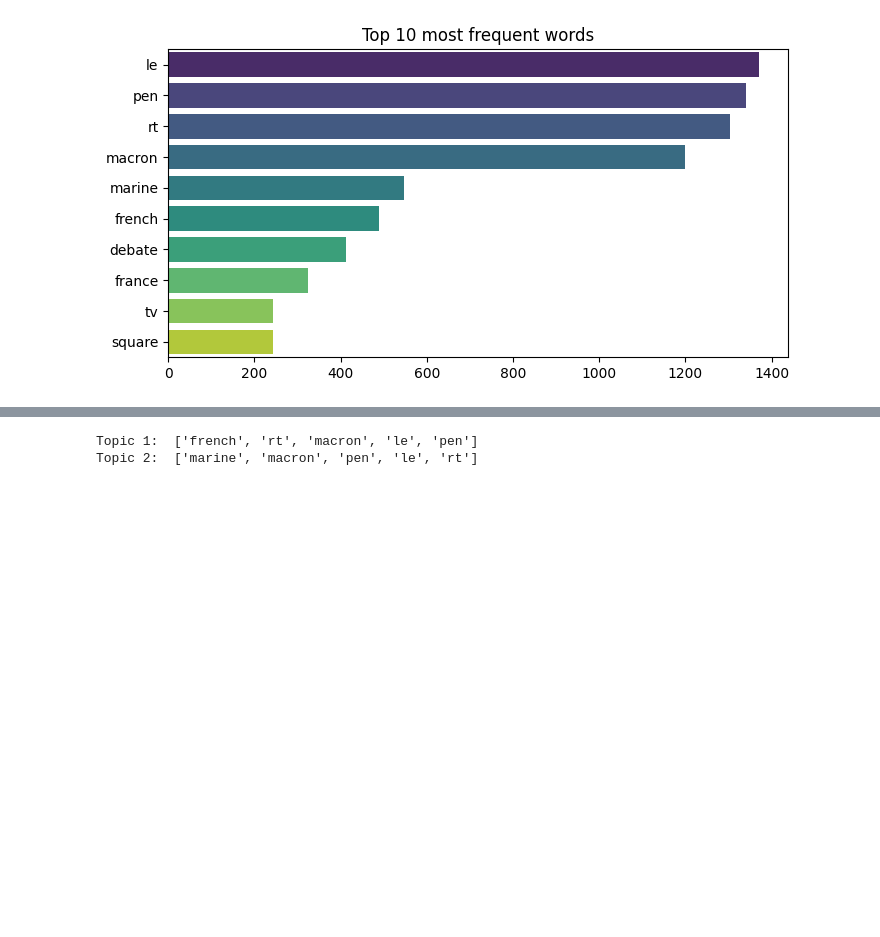
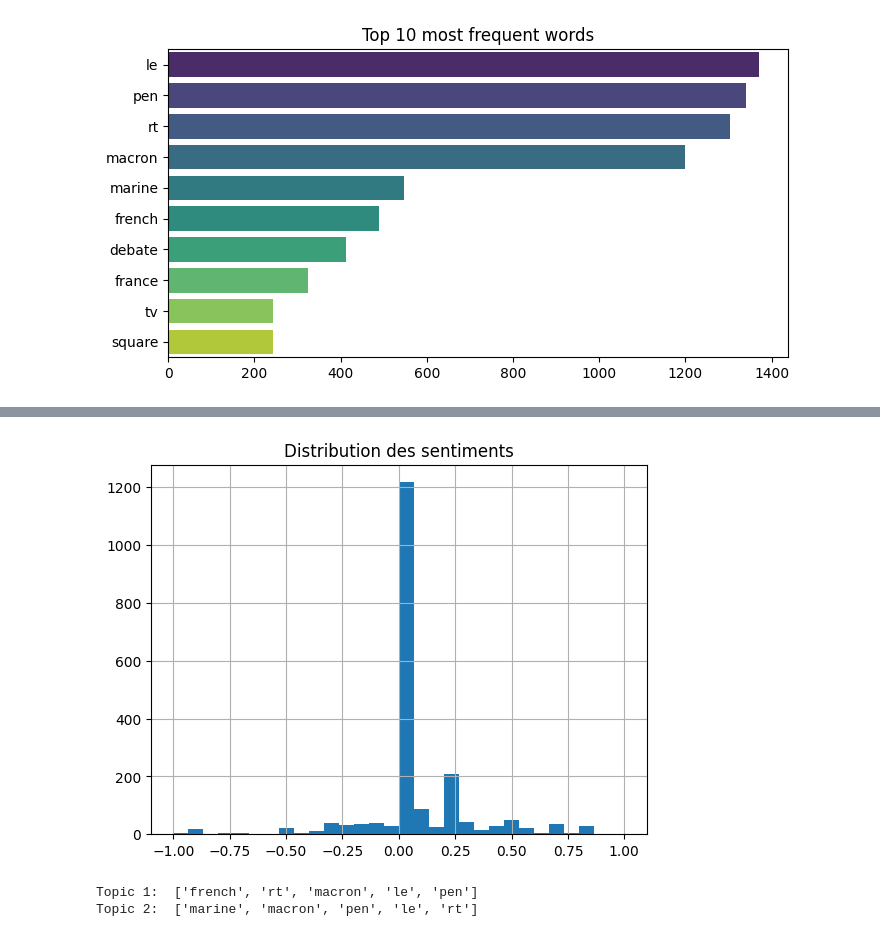
Before and after one commit to micagonzdark/ComputationalSocialSciences, a Jupyter notebook: project/analysis.ipynb, the cells around one changed output, grey strips where cells are left out. Saved outputs shown, nothing was run; the diff lists cells and outputs as text; code cells hidden in the pictures; blank space fills up the shorter version.

```diff
--- a/project/analysis.ipynb
+++ b/project/analysis.ipynb
@@ -440,3 +561,14 @@ Passing `palette` without assigning `hue` is deprecated and will be removed in v
+# %%
+from textblob import TextBlob
+
+def sentiment_score(text):
+    return TextBlob(text).sentiment.polarity
+df["sentiment"] = df["clean_text"].apply(sentiment_score)
+df["sentiment"].hist(bins=30)
+plt.title("Distribution des sentiments")
+plt.show()
+# %% [output]
+[figure, added]
 # %%
 ## This code is not working correctly right now, needs more adjustments
 ## maybe it would be useful to replace politician names with ids as said before
```
Also changed, not shown: parts of 6 cells of this notebook.
